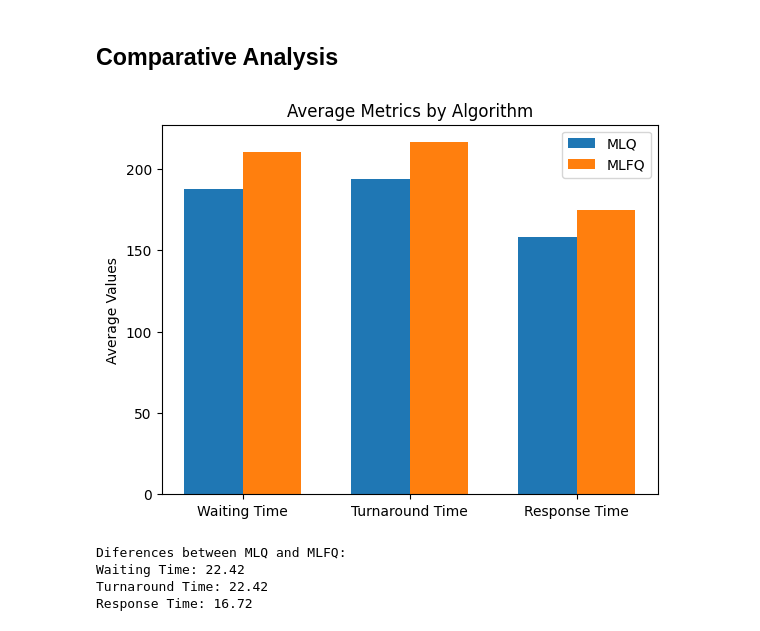
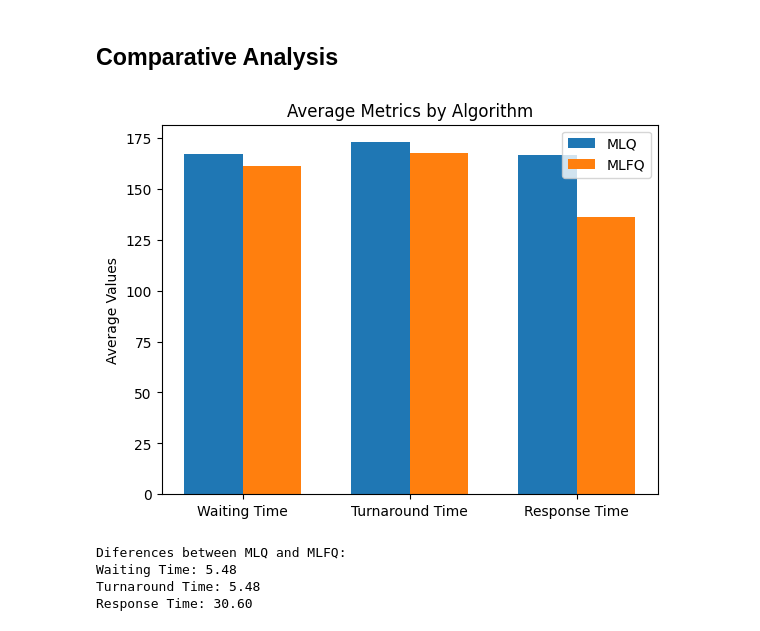
Before and after one commit to jzarcoo/CPU-Scheduling, a Jupyter notebook: metrics.ipynb, the cells around one changed output. Saved outputs shown, nothing was run; the diff lists cells and outputs as text; code cells hidden in the pictures.

```diff
--- a/metrics.ipynb
+++ b/metrics.ipynb
@@ -11,6 +11,6 @@ import matplotlib.pyplot as plt
 # %%
 algo1 = "mlq"
 # %%
-df1_metrics = df.read_csv(f"{algo1}_metrics.csv")
-df1_timeline = df.read_csv(f"{algo1}_timeline.csv")
+df_mlq_metrics = pd.read_csv(f"{algo1}_metrics.csv")
+df_mlq_timeline = pd.read_csv(f"{algo1}_timeline.csv")
 # %%
@@ -32,8 +32,8 @@ display(df1_metrics.head())
 | 3 | P4 | 6 | 8 | 4 | 14 | 24 | 10 | 18 | ... |
 | 4 | P5 | 8 | 10 | 5 | 24 | 36 | 18 | 28 | ... |
 # %%
-metrics1 = df1_metrics.columns[-3:]
-averages1 = df1_metrics[metrics1].mean()
-print("Average Metrics:")
-print(averages1)
+metrics_mlq = df_mlq_metrics.columns[-3:]
+averages_mlq = df_mlq_metrics[metrics_mlq].mean()
+print("Average Metrics for MLQ:")
+print(averages_mlq)
 # %% [output]
@@ -59,6 +73,6 @@ plt.show()
 # %%
 algo2 = "mlfq"
 # %%
-df2_metrics = df.read_csv(f"{algo2}_metrics.csv")
-df2_timeline = df.read_csv(f"{algo2}_timeline.csv")
+df_mlfq_metrics = df.read_csv(f"{algo2}_metrics.csv")
+df_mlfq_timeline = df.read_csv(f"{algo2}_timeline.csv")
 # %%
@@ -82,6 +96,6 @@ display(df2_metrics.head())
 # %%
-metrics2 = df2_metrics.columns[-3:]
-averages2 = df2_metrics[metrics2].mean()
-print("Average Metrics:")
-print(averages2)
+metrics_mlfq = df_mlfq_metrics.columns[-3:]
+averages_mlfq = df_mlfq_metrics[metrics_mlfq].mean()
+print("Average Metrics for MLFQ:")
+print(averages_mlfq)
 # %% [output]
@@ -105,29 +133,29 @@ plt.show()
 # %% [markdown]
 ## Comparative Analysis
 # %%
-labels = metrics1
-mlq_means = averages1.values
-mlfq_means = averages2.values
+labels = metrics_mlq.tolist()
+mlq_means = averages_mlq.values
+mlfq_means = averages_mlfq.values
 x = np.arange(len(labels))
 width = 0.35
 fig, ax = plt.subplots()
 rects1 = ax.bar(x - width/2, mlq_means, width, label='MLQ')
 rects2 = ax.bar(x + width/2, mlfq_means, width, label='MLFQ')
 ax.set_ylabel('Average Values')
 ax.set_title('Average Metrics by Algorithm')
 ax.set_xticks(x)
 ax.set_xticklabels(labels)
 ax.legend()
 plt.show()
 # %% [output]
-[figure, old version]
+[figure, new version]
 # %%
-diferences = mlfq_means - mlq_means
+diferences = averages_mlq.values - averages_mlfq.values
 print("Diferences between MLQ and MLFQ:")
 for label, diff in zip(labels, diferences):
     print(f"{label}: {diff:.2f}")
 # %% [output]
 Diferences between MLQ and MLFQ:
-Waiting Time: 22.42
-Turnaround Time: 22.42
-Response Time: 16.72
+Waiting Time: 5.48
+Turnaround Time: 5.48
+Response Time: 30.60
```
Also changed, not shown: parts of 15 cells of this notebook.
